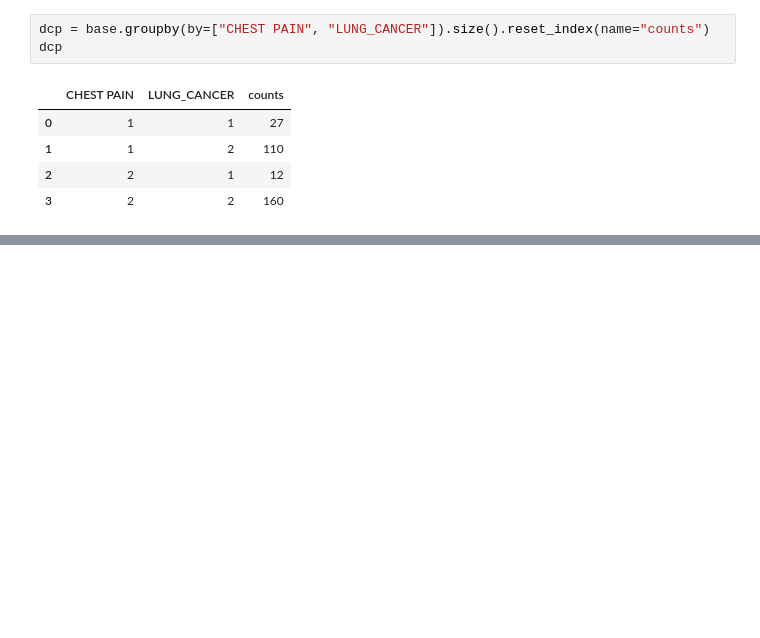
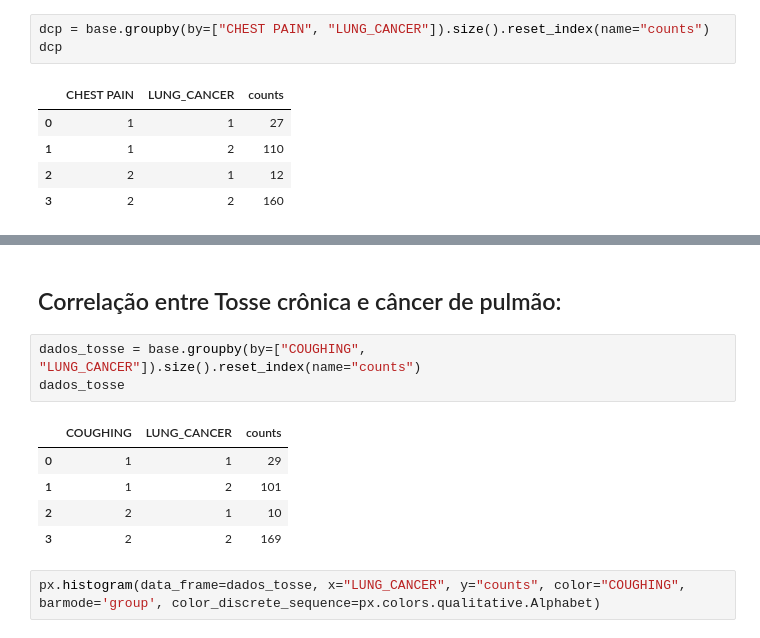
Before and after one commit to insper-classroom/predicao_cancer_pulmao, a Jupyter notebook: Base de dados.ipynb, the cells around one changed output, grey strips where cells are left out. Saved outputs shown, nothing was run; the diff lists cells and outputs as text; blank space fills up the shorter version.

```diff
--- a/Base de dados.ipynb
+++ b/Base de dados.ipynb
@@ -264,0 +302,13 @@ px.histogram(data_frame=dcp, x="LUNG_CANCER", y="counts", color="CHEST PAIN", ba
+# %% [markdown]
+## Correlação entre Tosse crônica e câncer de pulmão:
+# %%
+dados_tosse = base.groupby(by=["COUGHING", "LUNG_CANCER"]).size().reset_index(name="counts")
+dados_tosse
+# %% [output]
+|  | COUGHING | LUNG_CANCER | counts |
+| 0 | 1 | 1 | 29 |
+| 1 | 1 | 2 | 101 |
+| 2 | 2 | 1 | 10 |
+| 3 | 2 | 2 | 169 |
+# %%
+px.histogram(data_frame=dados_tosse, x="LUNG_CANCER", y="counts", color="COUGHING", barmode='group', color_discrete_sequence=px.colors.qualitative.Alphabet)
```
Also changed, not shown: parts of 17 cells of this notebook.
